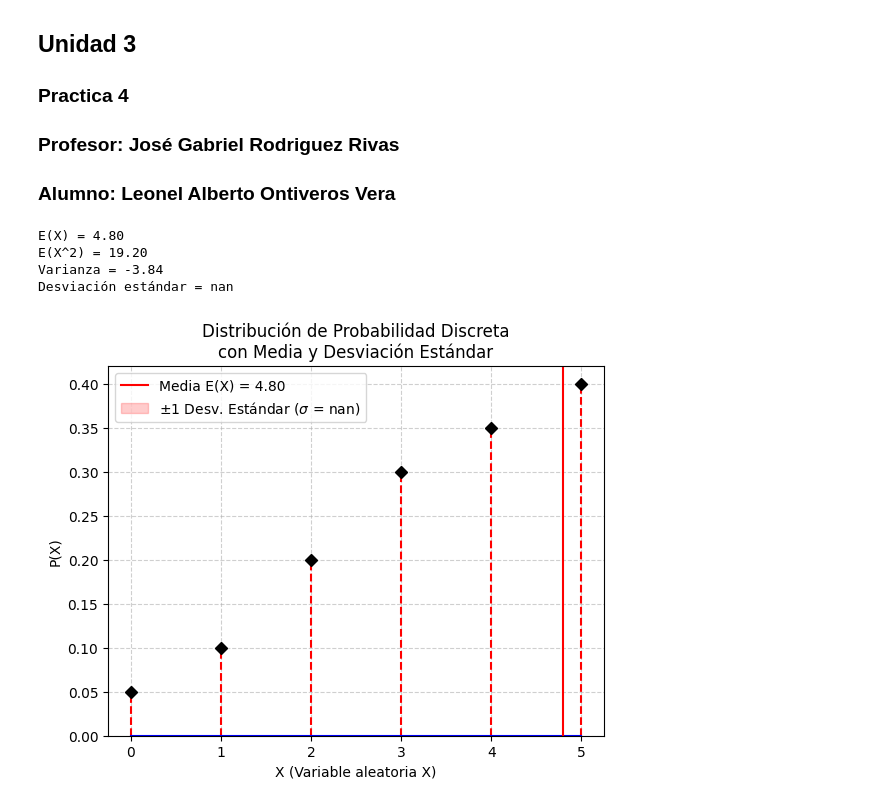
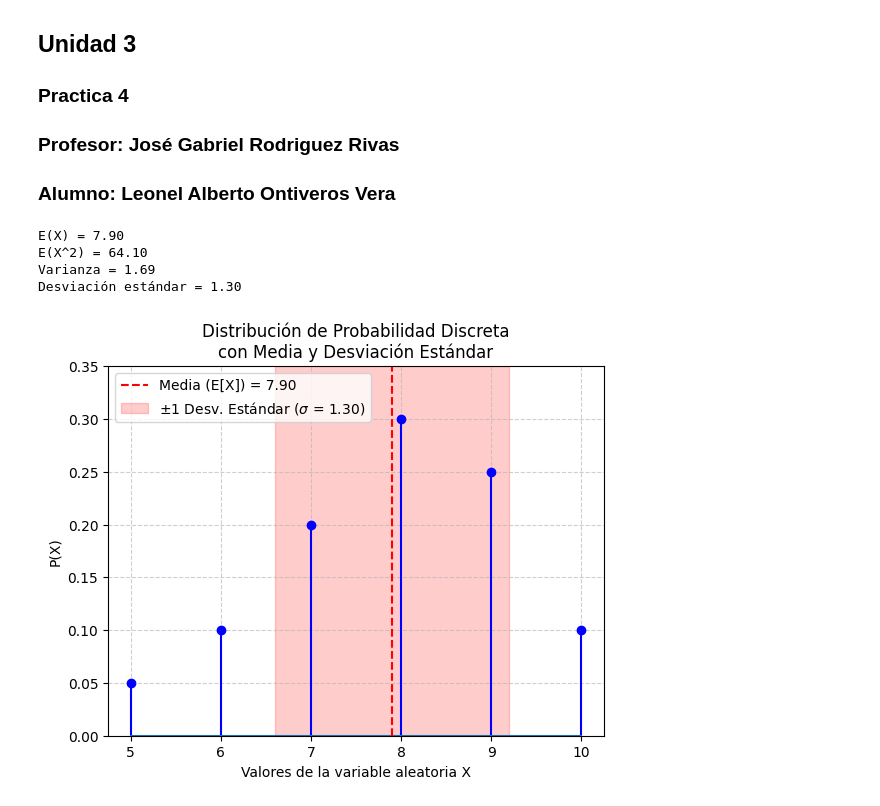
Before and after one commit to LLSS428/Probabilidad-y-Estadistica, a Jupyter notebook: Unidad3/Practica_4.ipynb, the cells around one changed output. Saved outputs shown, nothing was run; the diff lists cells and outputs as text; code cells hidden in the pictures.

```diff
--- a/Unidad3/Practica_4.ipynb
+++ b/Unidad3/Practica_4.ipynb
@@ -7,15 +7,12 @@
 ### Profesor: José Gabriel Rodriguez Rivas
 ### Alumno: Leonel Alberto Ontiveros Vera
 # %%
-# Gráfica de una distribución de probabilidad discreta
-# con media, varianza y desviación estándar
-
 import matplotlib.pyplot as plt
 import numpy as np
 
 # Datos: valores de la variable aleatoria y sus probabilidades
-x = np.array([0,1, 2, 3, 4, 5])
-p = np.array([0.05, 0.10, 0.20, 0.30, 0.35, 0.40])
+x = np.array([5, 6, 7, 8, 9, 10])
+p = np.array([0.05, 0.10, 0.20, 0.30, 0.25, 0.10])
 
 # Cálculo del valor esperado (media)
 esperanza = np.sum(x * p)
@@ -23,39 +20,40 @@ esperanza = np.sum(x * p)
 # Cálculo de la esperanza del cuadrado
 esperanza_cuadrado = np.sum(x**2 * p)
 
 # Cálculo de la varianza y desviación estándar
 varianza = esperanza_cuadrado - esperanza**2
 desviacion = np.sqrt(varianza)
 
 # Mostrar los resultados en consola
 print(f"E(X) = {esperanza:.2f}")
 print(f"E(X^2) = {esperanza_cuadrado:.2f}")
 print(f"Varianza = {varianza:.2f}")
 print(f"Desviación estándar = {desviacion:.2f}")
 
 # Crear la gráfica tipo 'stem' (tallos y hojas)
-plt.stem(x, p, linefmt='--r', markerfmt='Dk', basefmt='b')
+plt.stem(x, p, basefmt="", linefmt='b-', markerfmt='bo')
 plt.title("Distribución de Probabilidad Discreta\ncon Media y Desviación Estándar")
-plt.xlabel("X (Variable aleatoria X)")
+plt.xlabel("Valores de la variable aleatoria X")
 plt.ylabel("P(X)")
 plt.grid(True, linestyle='--', alpha=0.6)
 
 # Dibujar línea vertical en la media
-plt.axvline(x=esperanza, color='red', linestyle='-', label=f"Media E(X) = {esperanza:.2f}")
+plt.axvline(x=esperanza, color='red', linestyle='--', label=f"Media (E[X]) = {esperanza:.2f}")
 
 # Resaltar el rango de ±1 desviación estándar
 plt.axvspan(esperanza - desviacion, esperanza + desviacion, color='red', alpha=0.2,
             label=f"±1 Desv. Estándar ($\sigma$ = {desviacion:.2f})")
 
+# Mostrar leyenda y límites
 plt.legend()
-plt.ylim(0, p.max() * 1.05)
+plt.ylim(0, max(p) + 0.05)
 plt.xticks(x)
 
 # Mostrar la gráfica
 plt.show()
 # %% [output]
-E(X) = 4.80
-E(X^2) = 19.20
-Varianza = -3.84
-Desviación estándar = nan
+E(X) = 7.90
+E(X^2) = 64.10
+Varianza = 1.69
+Desviación estándar = 1.30
-[figure, old version]
+[figure, new version]
```
